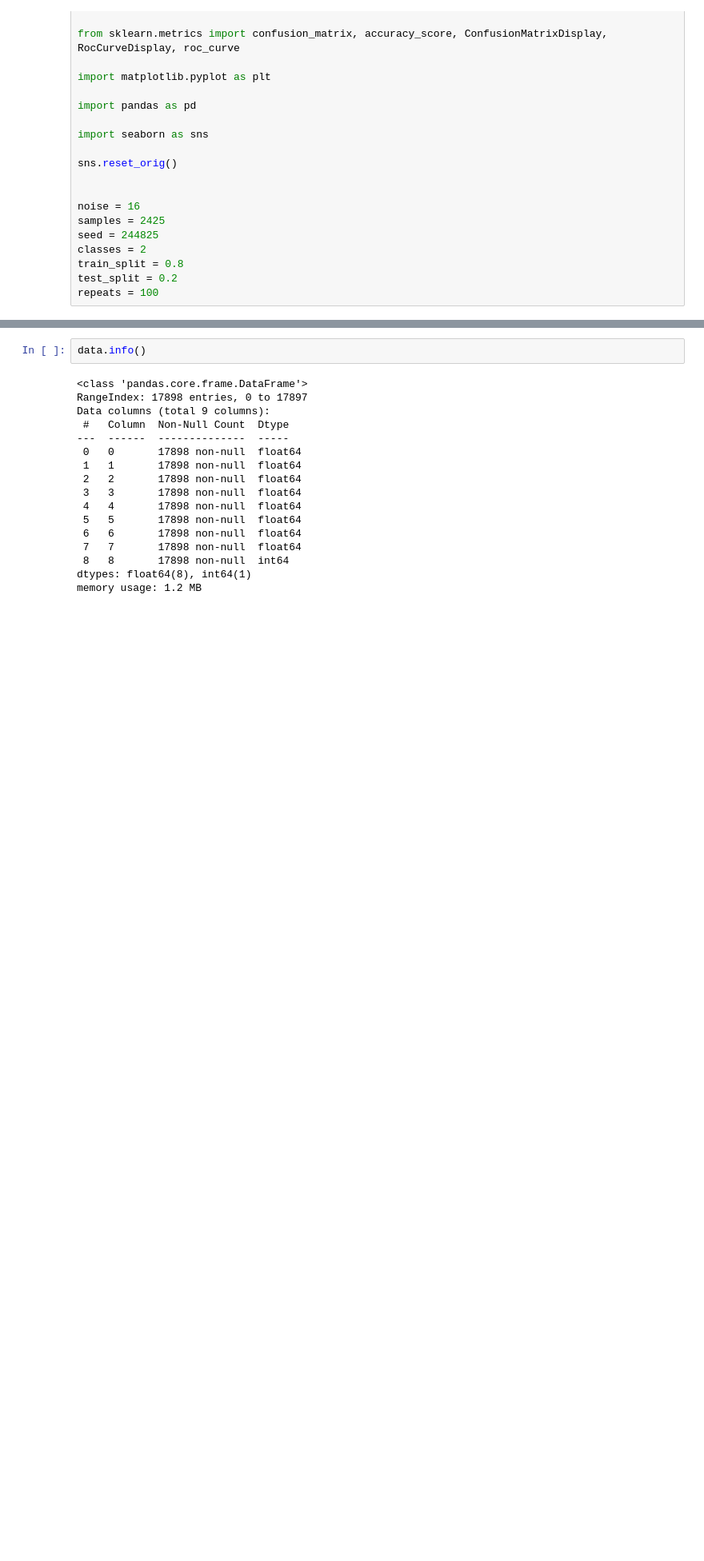
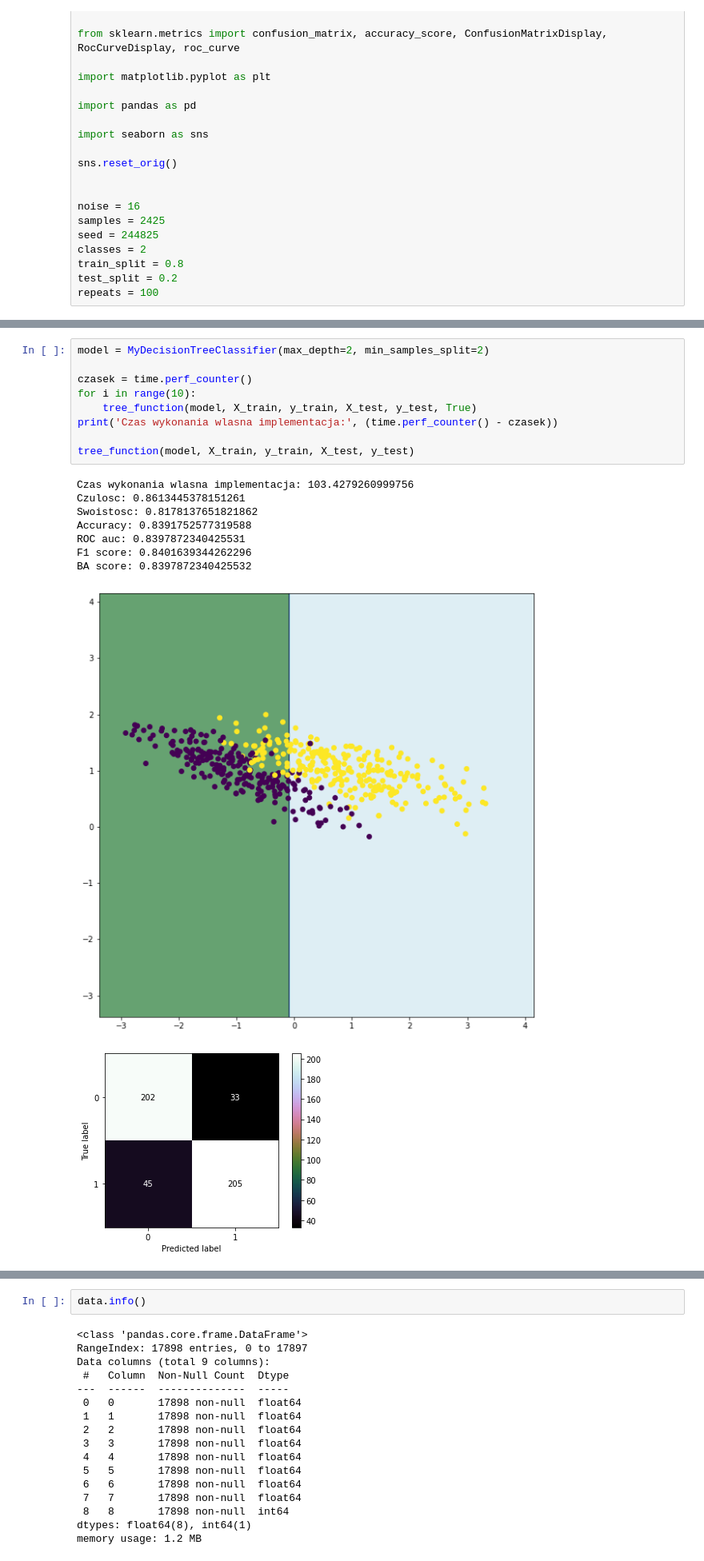
Before and after one commit to jakub-kowalik/PUM, a Jupyter notebook: lab5/lab5.ipynb, the cells around one changed output, grey strips where cells are left out. Shown at 80% size. Drawn from its saved outputs; the diff is of its cells as text; blank space fills up the shorter version.

```diff
--- a/lab5/lab5.ipynb
+++ b/lab5/lab5.ipynb
@@ -308,0 +273,19 @@ BA score: 0.9297021276595745
+# %%
+model = MyDecisionTreeClassifier(max_depth=2, min_samples_split=2)
+
+czasek = time.perf_counter()
+for i in range(10):
+    tree_function(model, X_train, y_train, X_test, y_test, True)
+print('Czas wykonania wlasna implementacja:', (time.perf_counter() - czasek))
+
+tree_function(model, X_train, y_train, X_test, y_test)
+# %% [output]
+Czas wykonania wlasna implementacja: 103.4279260999756
+Czulosc: 0.8613445378151261
+Swoistosc: 0.8178137651821862
+Accuracy: 0.8391752577319588
+ROC auc: 0.8397872340425531
+F1 score: 0.8401639344262296
+BA score: 0.8397872340425532
+[figure, added]
+[figure, added]
```
Also changed, not shown: parts of 28 cells of this notebook.
